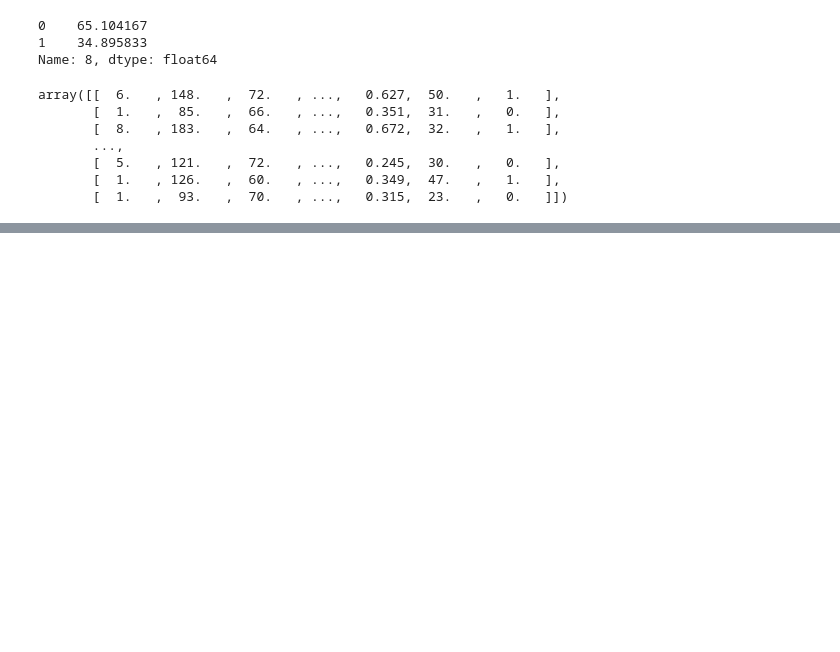
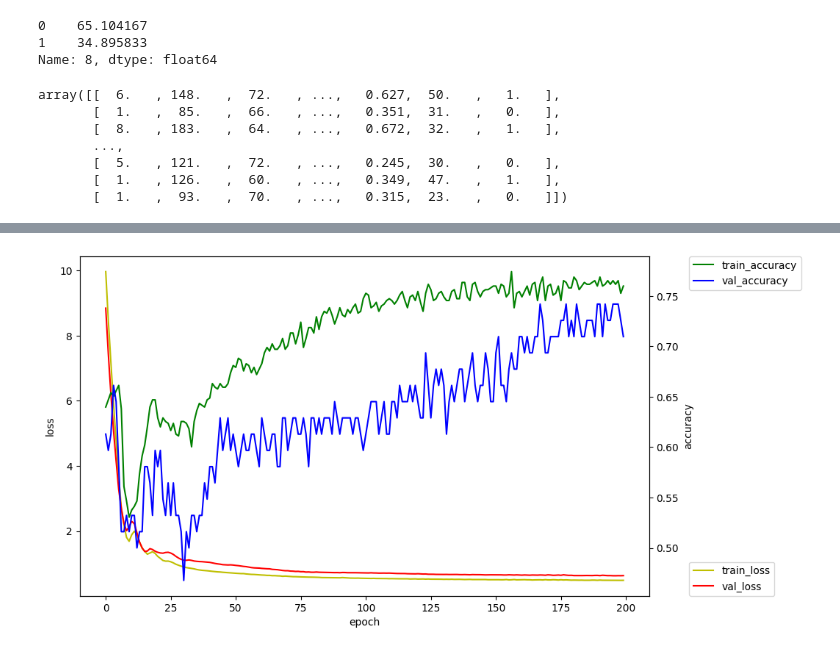
Before and after one commit to Hyo0806/ai, a Jupyter notebook: source/05_DeepLearning/06_피마인디언 당뇨병 발병 예측(로지스틱회귀분석, 분류분석).ipynb, the cells around one changed output, grey strips where cells are left out. Drawn from its saved outputs; the diff is of its cells as text; code cells hidden in the pictures; blank space fills up the shorter version.

```diff
--- a/source/05_DeepLearning/06_피마인디언 당뇨병 발병 예측(로지스틱회귀분석, 분류분석).ipynb
+++ b/source/05_DeepLearning/06_피마인디언 당뇨병 발병 예측(로지스틱회귀분석, 분류분석).ipynb
@@ -119,0 +115,9 @@ array([[  6.   , 148.   ,  72.   , ...,   0.627,  50.   ,   1.   ],
+# %%
+# 데이터 분할 : 학습데이터셋(모델학습용) + 시험데이터셋(모델평가용)
+# 안섞고 분할 : 살짝 위험할 수 있음. 당뇨병 환자가(종속변수) 몰려있을 수 있기때문
+
+X_train = dataset[:620, :-1] # 맨 뒤에 종속변수 제외. 전체 데이터의 약 80%
+y_train = dataset[:620, -1]
+X_test = dataset[620:, :-1]
+y_test = dataset[620:, -1]
+X_train.shape, y_train.shape, X_test.shape, y_test.shape
@@ -119,0 +128,13 @@ array([[  6.   , 148.   ,  72.   , ...,   0.627,  50.   ,   1.   ],
+# %%
+model = Sequential()
+
+# 한번에 하는것도 가응
+# model.add(Dense(units=32, input_shape=(8,), # 1차원일경우 input_dim=8 가능
+#                activation='relu'))
+
+# 바꾸면 안되는것 : 입력층에 8, 마지막 출력층에 1, sigmoid
+model.add(Input(shape=(8,)))
+model.add(Dense(units=32, activation='relu'))
+model.add(Dense(units=16, activation='relu'))
+model.add(Dense(units=1, activation='sigmoid'))
+model.summary()
@@ -119,0 +159,3 @@ array([[  6.   , 148.   ,  72.   , ...,   0.627,  50.   ,   1.   ],
+# %%
+# model.compile(loss='binary_crossentropy', optimizer='adam', metrics=['binary_accuracy']) 그냥 accuracy만 써도 가능. 정석은 binary_accuracy
+model.compile(loss='binary_crossentropy', optimizer='adam', metrics=['accuracy'])
@@ -119,0 +164,8 @@ array([[  6.   , 148.   ,  72.   , ...,   0.627,  50.   ,   1.   ],
+# %%
+%%time
+
+hist = model.fit(X_train, y_train, # 훈련데이터셋(학습데이터셋)
+                epochs=200, batch_size=310, # train데이터가 620개. 한번에 가져오면 메모리가 부족할 수 있으니 나눠둠. 메모리상태에 따라 두기도하고 안두기도함
+                # validation_data=(X_test, y_test) 검증데이터 넣는것인데 우리는 지금 따로 검증데이터를 만들지 않았음
+                validation_split=0.1, # 검증데이터 비율(훈련데이터 620개중 10%를 검증용 데이터로 쓰겠다)
+                verbose=0) # 로그출력X
@@ -120,18 +185,20 @@ array([[  6.   , 148.   ,  72.   , ...,   0.627,  50.   ,   1.   ],
 # %%
 # 학습과정 표시하기
 
 fig, loss_ax = plt.subplots(figsize=(10,6))
 loss_ax.plot(hist.history['loss'], 'y', label='train_loss')
 loss_ax.plot(hist.history['val_loss'], 'r', label='val_loss')
 
 acc_ax = loss_ax.twinx() # loss_ax와 x축을 공유하는 acc_ax생성
 acc_ax.plot(hist.history['accuracy'], 'g', label='train_accuracy')
 acc_ax.plot(hist.history['val_accuracy'], 'b', label='val_accuracy')
 
 loss_ax.set_xlabel('epoch')
 loss_ax.set_ylabel('loss')
 acc_ax.set_ylabel('accuracy')
 
-loss_ax.legend(bbox_to_anchor=(1.05, 0.1), loc=2, borderaxespad=0.)
-acc_ax.legend(bbox_to_anchor=(1.05, 1), loc=2, borderaxespad=0.)
+loss_ax.legend(bbox_to_anchor=(1.07, 0.1), loc=2, borderaxespad=0.)
+acc_ax.legend(bbox_to_anchor=(1.07, 1), loc=2, borderaxespad=0.)
 plt.show()
+# %% [output]
+[figure, added]
```
Also changed, not shown: parts of 45 cells of this notebook, 4 other files.
